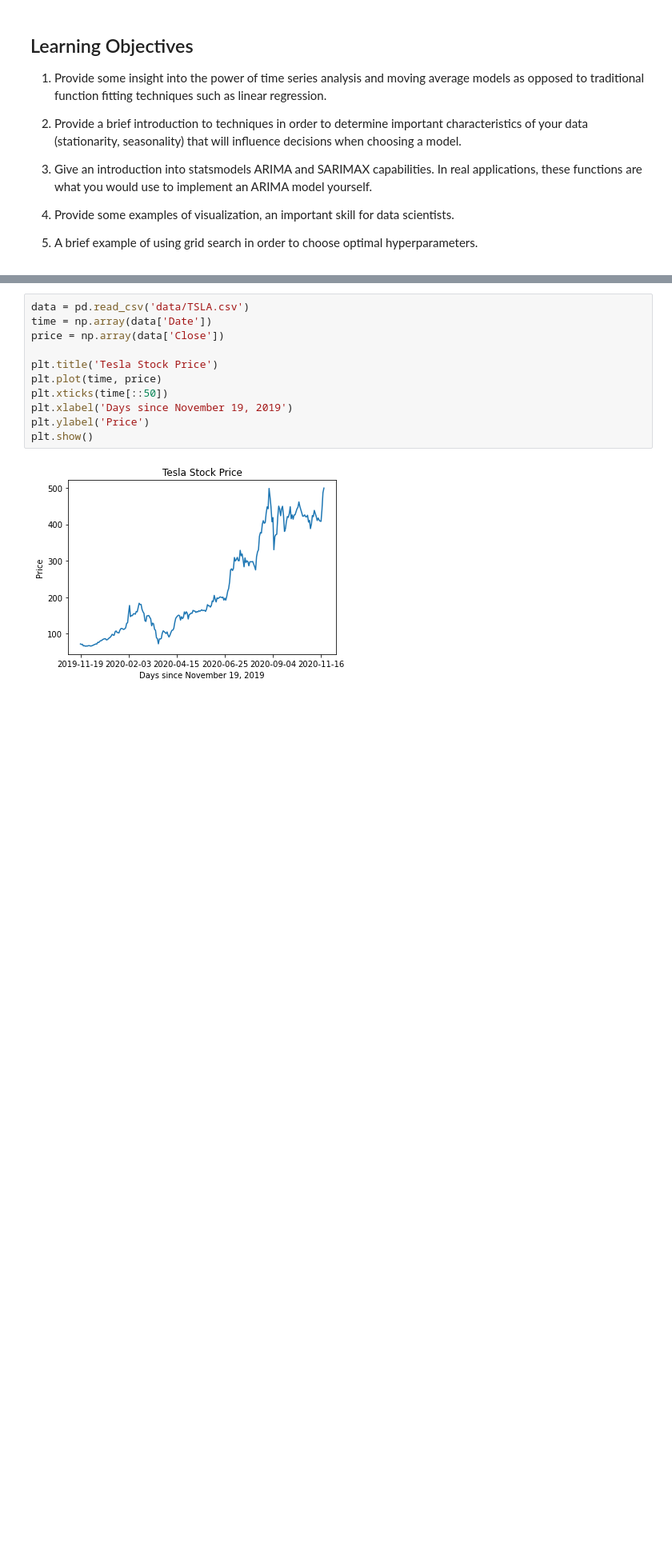
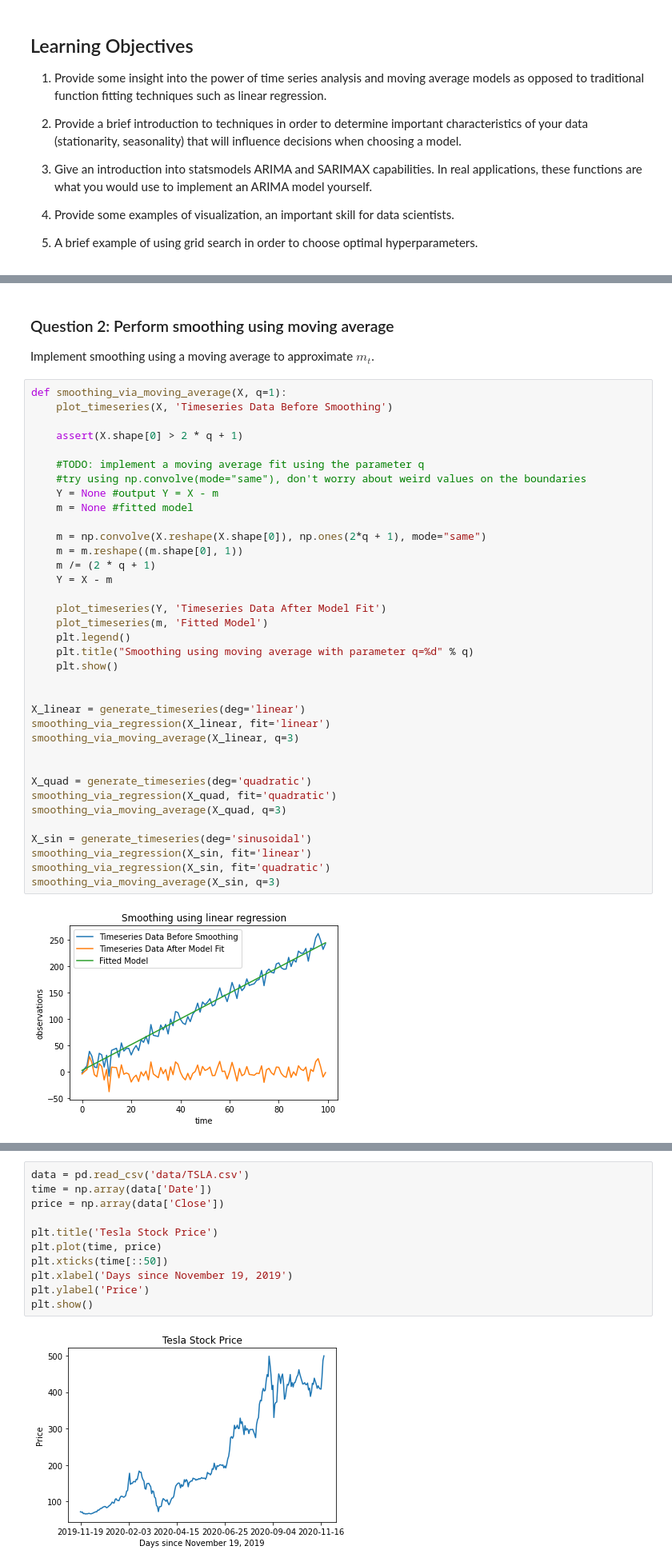
Before and after one commit to adamchang2000/cs189-project-t-arima, a Jupyter notebook: ARIMA_notebook_sols.ipynb, the cells around one changed output, grey strips where cells are left out. Shown at 80% size. Drawn from its saved outputs; the diff is of its cells as text; blank space fills up the shorter version.

```diff
--- a/ARIMA_notebook_sols.ipynb
+++ b/ARIMA_notebook_sols.ipynb
@@ -20,0 +109,42 @@ This notebook will provide an introduction into ARIMA, short for autoregressive
+# %% [markdown]
+### Question 2: Perform smoothing using moving average
+
+Implement smoothing using a moving average to approximate $m_{t}$.
+# %%
+def smoothing_via_moving_average(X, q=1):
+    plot_timeseries(X, 'Timeseries Data Before Smoothing')
+
+    assert(X.shape[0] > 2 * q + 1)
+
+    #TODO: implement a moving average fit using the parameter q
+    #try using np.convolve(mode="same"), don't worry about weird values on the boundaries
+    Y = None #output Y = X - m
+    m = None #fitted model
+
+    m = np.convolve(X.reshape(X.shape[0]), np.ones(2*q + 1), mode="same")
+    m = m.reshape((m.shape[0], 1))
+    m /= (2 * q + 1)
+    Y = X - m
+
+    plot_timeseries(Y, 'Timeseries Data After Model Fit')
+    plot_timeseries(m, 'Fitted Model')
+    plt.legend()
+    plt.title("Smoothing using moving average with parameter q=%d" % q)
+    plt.show()
+
+
+X_linear = generate_timeseries(deg='linear')
+smoothing_via_regression(X_linear, fit='linear')
+smoothing_via_moving_average(X_linear, q=3)
+
+
+X_quad = generate_timeseries(deg='quadratic')
+smoothing_via_regression(X_quad, fit='quadratic')
+smoothing_via_moving_average(X_quad, q=3)
+
+X_sin = generate_timeseries(deg='sinusoidal')
+smoothing_via_regression(X_sin, fit='linear')
+smoothing_via_regression(X_sin, fit='quadratic')
+smoothing_via_moving_average(X_sin, q=3)
+# %% [output]
+[figure, added]
```
Also changed, not shown: parts of 46 cells of this notebook.
